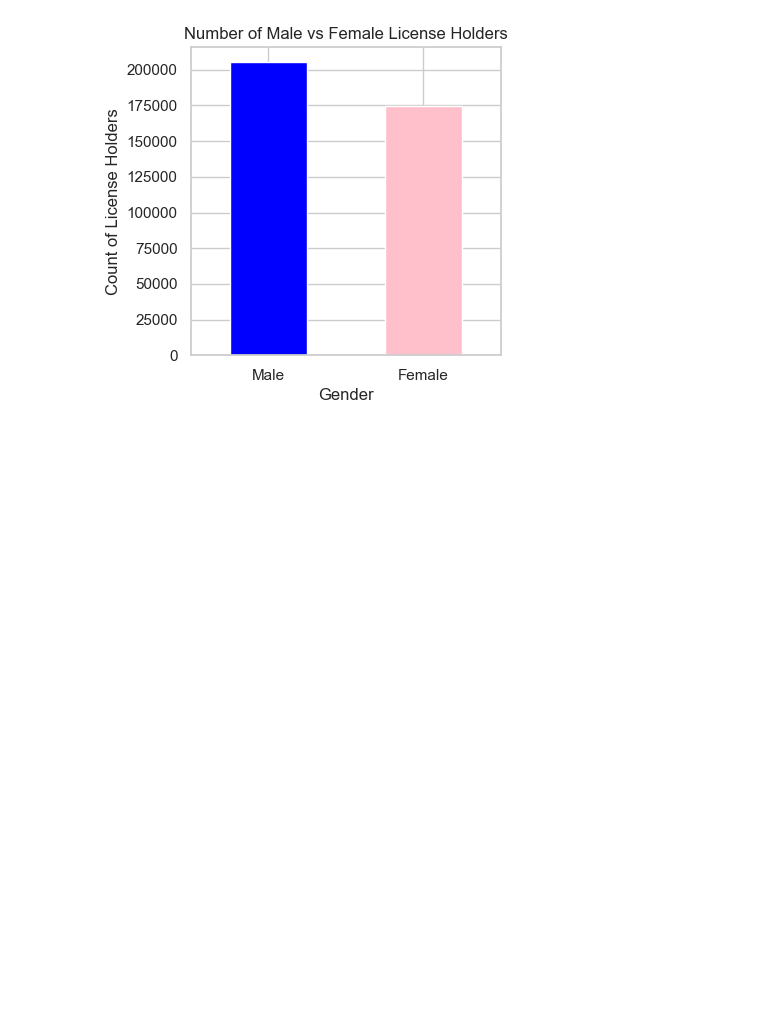
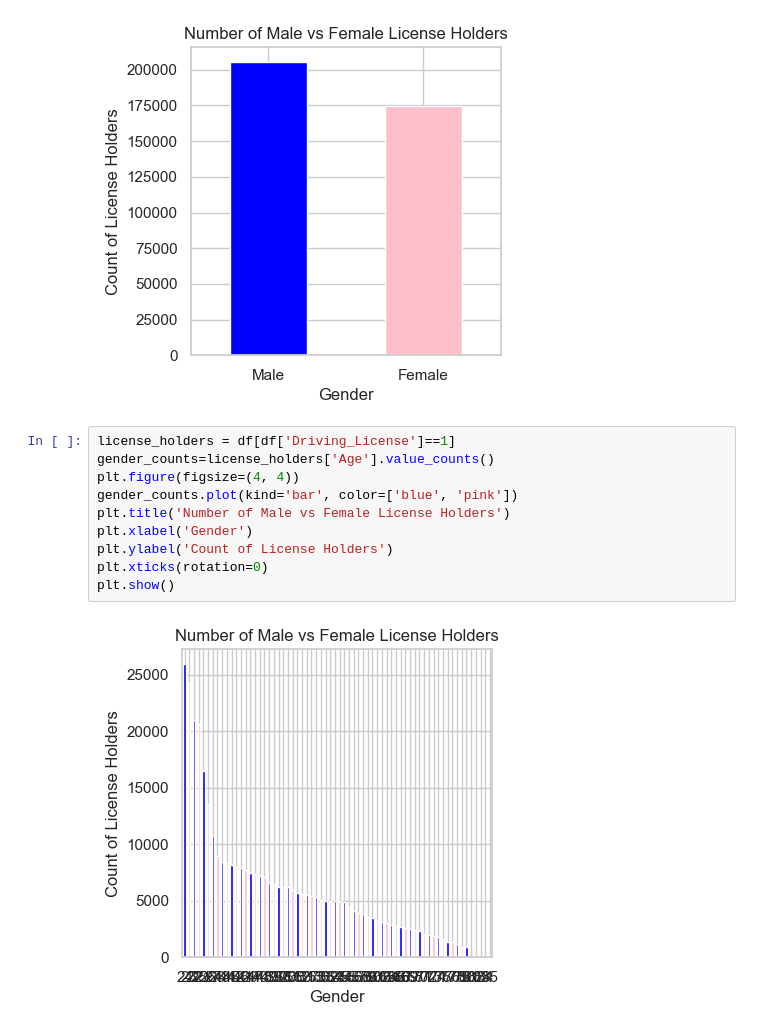
Before and after one commit to Vandanasharma-1/Vehicle-Insurance-Risk-Prediction-, a Jupyter notebook: notebook/exp-notebook.ipynb, the cells around one changed output. Drawn from its saved outputs; the diff is of its cells as text; blank space fills up the shorter version.

```diff
--- a/notebook/exp-notebook.ipynb
+++ b/notebook/exp-notebook.ipynb
@@ -148,3 +148,15 @@ plt.xticks(rotation=0)
 plt.show()
 # %% [output]
 [figure]
+# %%
+license_holders = df[df['Driving_License']==1]
+gender_counts=license_holders['Age'].value_counts()
+plt.figure(figsize=(4, 4))
+gender_counts.plot(kind='bar', color=['blue', 'pink'])
+plt.title('Number of Male vs Female License Holders')
+plt.xlabel('Gender')
+plt.ylabel('Count of License Holders')
+plt.xticks(rotation=0)
+plt.show()
+# %% [output]
+[figure, added]
```
